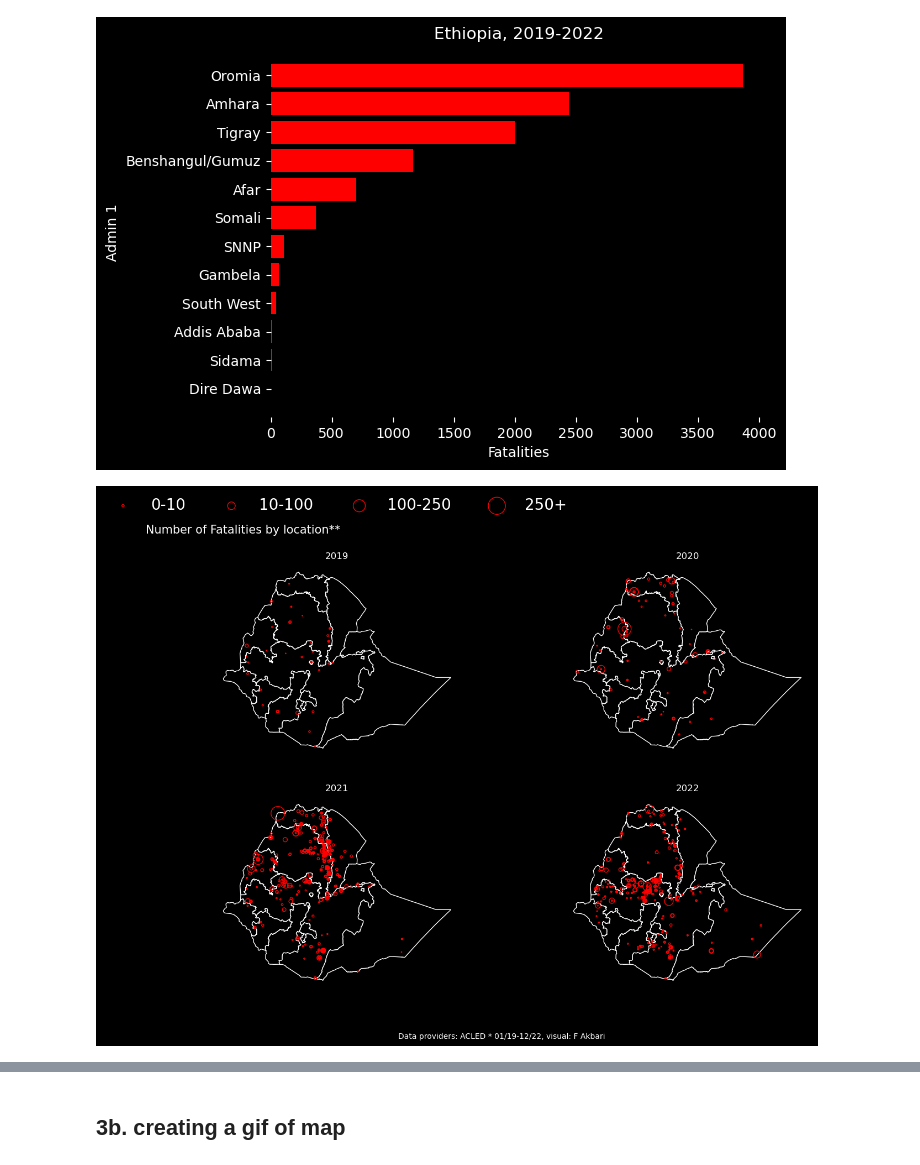
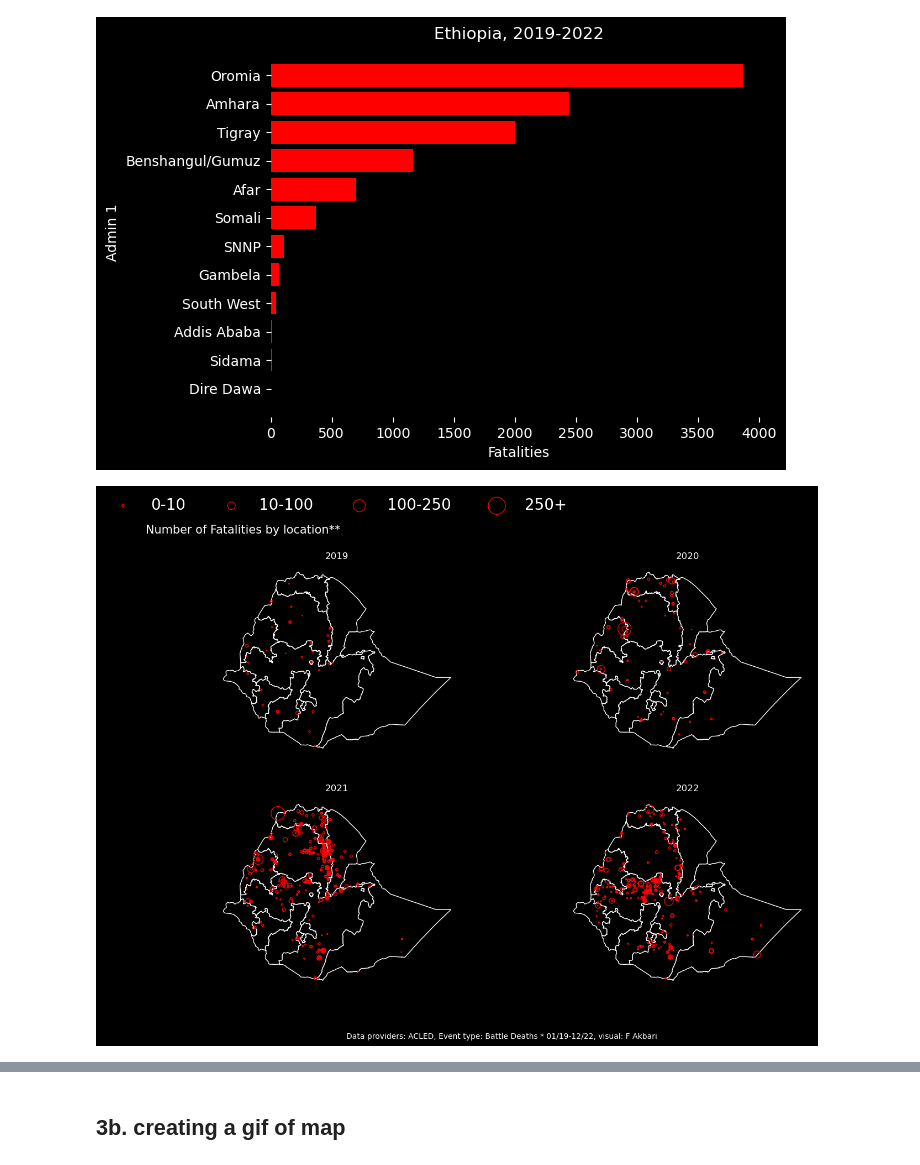
Before and after one commit to foroghakbari/Example_code, a Jupyter notebook: ethiopia.ipynb, the cells around one changed output, grey strips where cells are left out. Drawn from its saved outputs; the diff is of its cells as text; code cells hidden in the pictures.

```diff
--- a/ethiopia.ipynb
+++ b/ethiopia.ipynb
@@ -18,7 +18,7 @@ from matplotlib.dates import YearLocator, DateFormatter
 # %% [markdown]
 # 2. Load datasets
 # %%
-acled = pd.read_csv('/Users/foroghakbari/Documents/GitHub/Example_code/acled_battle_data.csv',sep='\t')
+acled = pd.read_csv('/Users/foroghakbari/Documents/GitHub/Example_code/acled_battle_data_month.csv',sep='\t')
 # %%
 df = acled[acled['iso3']=='ETH'] #ethiopia
 # %%
@@ -147,32 +147,32 @@ for i, year in enumerate(years):
 
     # create a list of sizes based on the number of fatalities
     size = np.zeros(data.shape[0])
     size[(data['fatalities'] > 0) & (data['fatalities'] <= 10)] = 10
     size[(data['fatalities'] > 10) & (data['fatalities'] <= 100)] = 100
     size[(data['fatalities'] > 100) & (data['fatalities'] <= 250)] = 250
     size[(data['fatalities'] > 250)] = 500
 
     # create a scatter plot with the fatalities data on the subplot
     sc = axs[row, col].scatter(data['longitude'], data['latitude'], edgecolors='red',facecolors='none',marker='o', s=data['fatalities']*1)
     axs[row, col].axis('off')
 
 
 # create a legend for the bubble sizes
 sizes = [10, 100, 250, 500]
 labels = ['0-10', '10-100', '100-250', '250+']
 
 legend_elements = [plt.scatter([], [], s=s, edgecolors='red', facecolors='none', marker='o', label=l) for s, l in zip(sizes, labels)]
 legend_labels = ['Number of Fatalities by location**']
 axs[0, 0].legend(handles=legend_elements, loc='center', bbox_to_anchor=(0.5, 1.3), ncol=4, frameon=False)
 axs[0, 0].legend(handles=legend_elements, loc='center', bbox_to_anchor=(0.5, 1.3), ncol=4, frameon=False, fontsize=20)
 
 # add text to the legend
 for i, label in enumerate(legend_labels):
     axs[0, 0].text((i+0.5)/4, 1.2, label, ha='center', va='top', transform=axs[0, 0].transAxes, fontsize=15)
 text = fig.text(0.50, 0.02,
-    'Data providers: ACLED * 01/19-12/22, visual: F Akbari',
+    'Data providers: ACLED, Event type: Battle Deaths * 01/19-12/22, visual: F Akbari',
      horizontalalignment='center', wrap=True )
 
 plt.savefig('/Users/foroghakbari/Documents/GitHub/Example_code/output/map_subplots.png')
 # %% [output]
-[figure, old version]
+[figure, new version]
```
Also changed, not shown: parts of 2 cells of this notebook, 2 other files.
